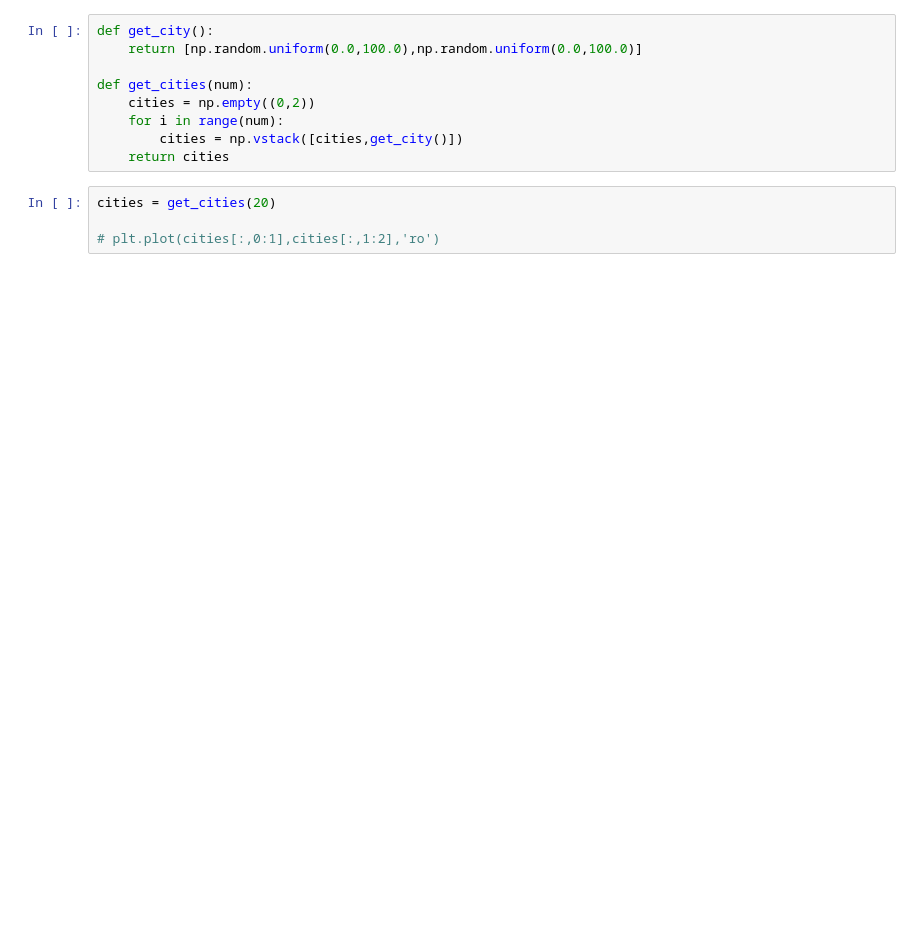
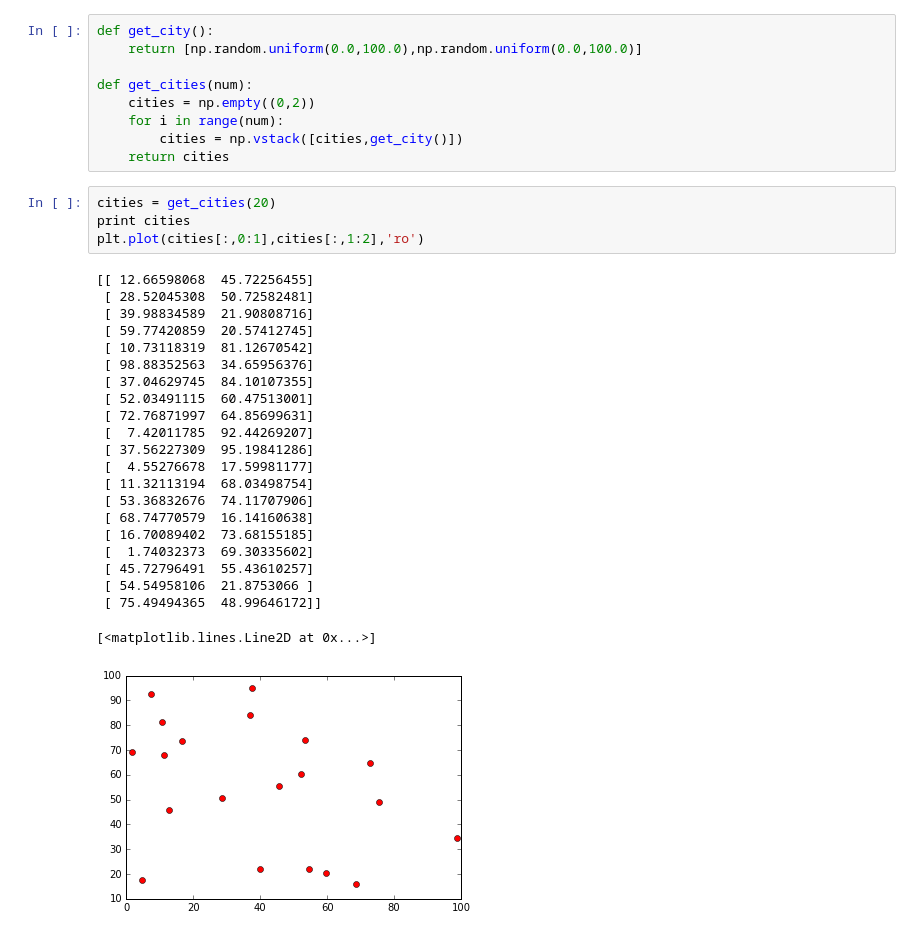
Before and after one commit to rameshjes/neural-network, a Jupyter notebook: assignment09/ruby/workbench_ruby_09.ipynb, the cells around one changed output. Saved outputs shown, nothing was run; the diff lists cells and outputs as text; blank space fills up the shorter version.

```diff
--- a/assignment09/ruby/workbench_ruby_09.ipynb
+++ b/assignment09/ruby/workbench_ruby_09.ipynb
@@ -68,5 +174,28 @@ def get_cities(num):
     return cities
 # %%
 cities = get_cities(20)
-
-# plt.plot(cities[:,0:1],cities[:,1:2],'ro')
+print cities
+plt.plot(cities[:,0:1],cities[:,1:2],'ro')
+# %% [output]
+[[ 12.66598068  45.72256455]
+ [ 28.52045308  50.72582481]
+ [ 39.98834589  21.90808716]
+ [ 59.77420859  20.57412745]
+ [ 10.73118319  81.12670542]
+ [ 98.88352563  34.65956376]
+ [ 37.04629745  84.10107355]
+ [ 52.03491115  60.47513001]
+ [ 72.76871997  64.85699631]
+ [  7.42011785  92.44269207]
+ [ 37.56227309  95.19841286]
+ [  4.55276678  17.59981177]
+ [ 11.32113194  68.03498754]
+ [ 53.36832676  74.11707906]
+ [ 68.74770579  16.14160638]
+ [ 16.70089402  73.68155185]
+ [  1.74032373  69.30335602]
+ [ 45.72796491  55.43610257]
+ [ 54.54958106  21.8753066 ]
+ [ 75.49494365  48.99646172]]
+[<matplotlib.lines.Line2D at 0x...>]
+[figure, added]
```
Also changed, not shown: parts of 15 cells of this notebook, 1 other file.
